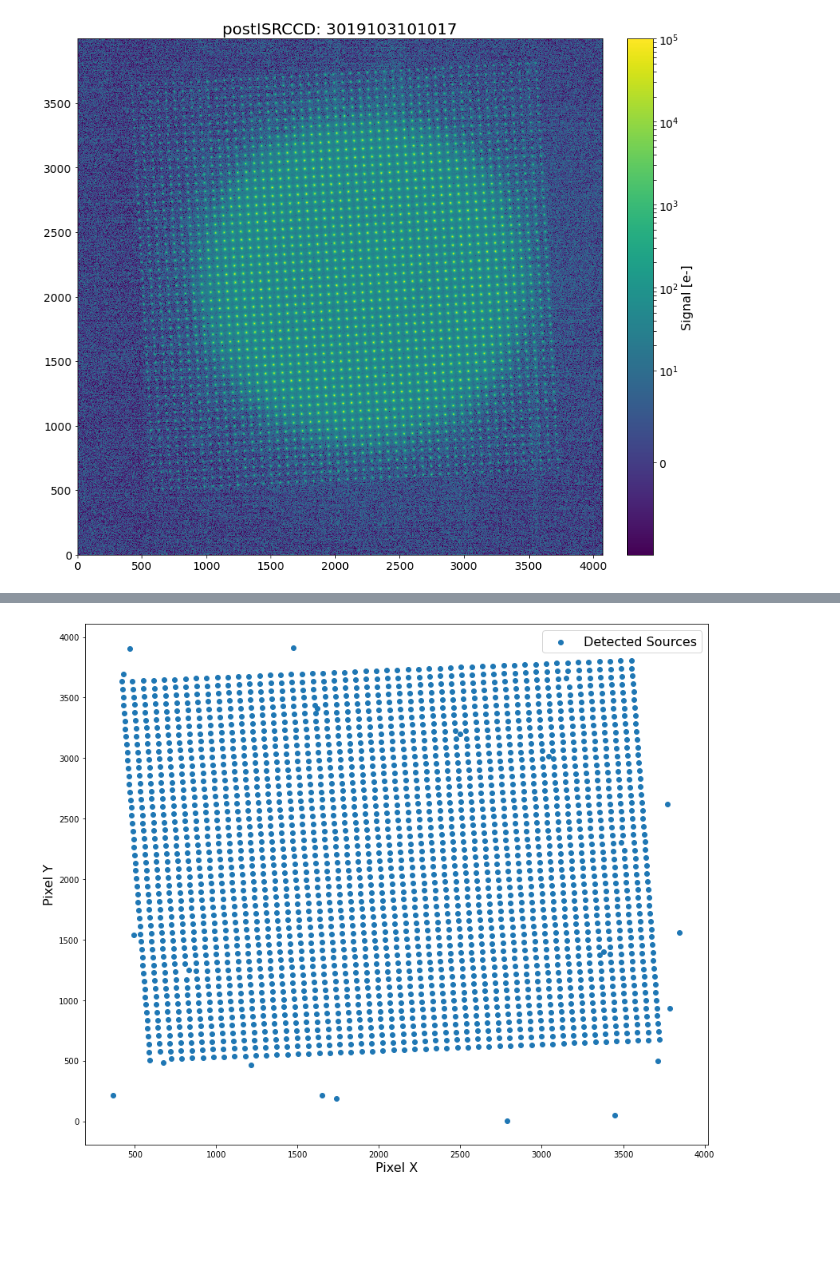
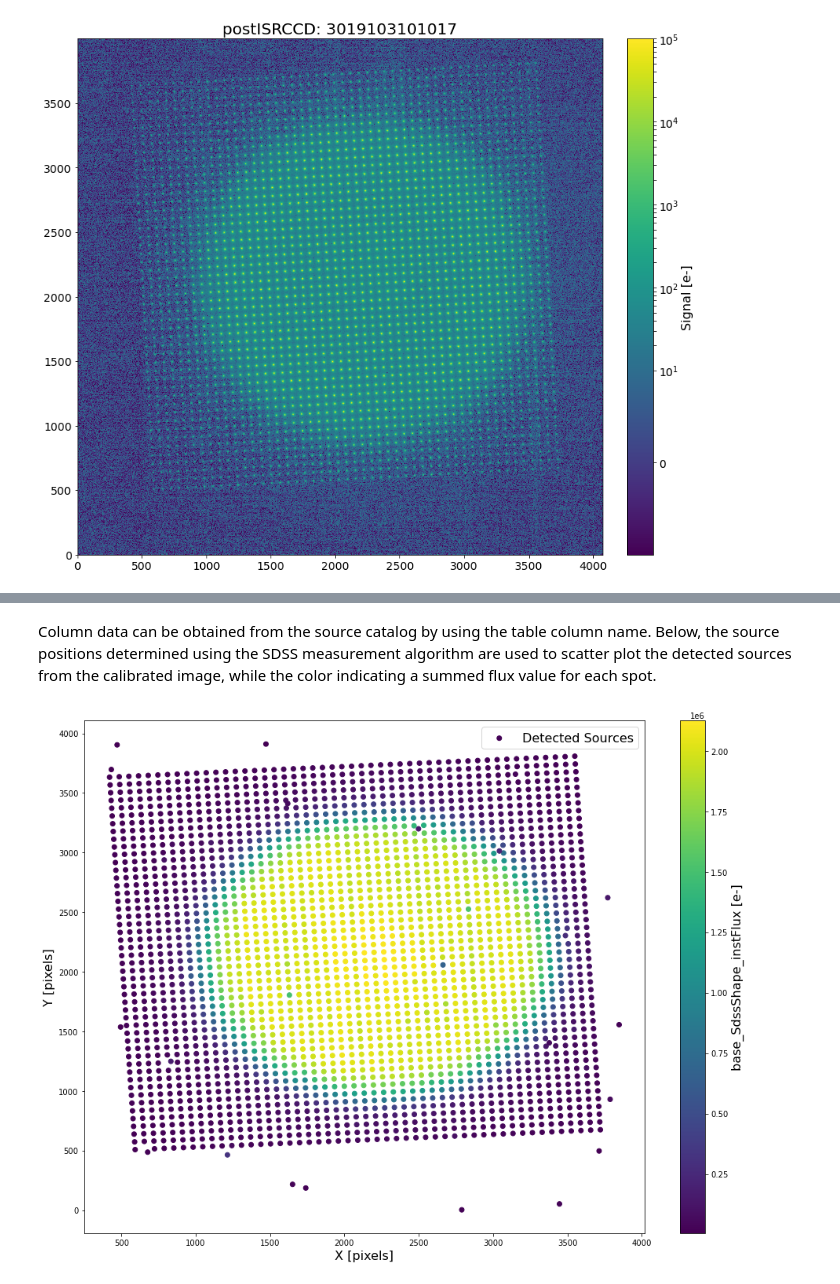
Before and after one commit to Snyder005/mixcoatl, a Jupyter notebook: notebooks/Example_GridAnalysisResults.ipynb, the cells around one changed output, grey strips where cells are left out. Drawn from its saved outputs; the diff is of its cells as text; code cells hidden in the pictures; blank space fills up the shorter version.

Commit message:
Completed notebook demonstrating the grid analysis results.

```diff
--- a/notebooks/Example_GridAnalysisResults.ipynb
+++ b/notebooks/Example_GridAnalysisResults.ipynb
@@ -90,0 +144,4 @@ The results of this analysis step is a catalog of sources of dataset type `spotS
+# %%
+source_catalog = butler.get('spotSrc', dataId=ref.dataId, collections='u/asnyder/spot/itl_analysis')
+
+source_catalog.asAstropy()
@@ -91,15 +169,18 @@ The results of this analysis step is a catalog of sources of dataset type `spotS
+# %% [markdown]
+Column data can be obtained from the source catalog by using the table column name. Below, the source positions determined using the SDSS measurement algorithm are used to scatter plot the detected sources from the calibrated image, while the color indicating a summed flux value for each spot.
 # %%
-catalog = butler.get('spotSrc', dataId=ref.dataId, collections='u/asnyder/spot/itl_analysis')
+src_y = source_catalog['base_SdssCentroid_y']
+src_x = source_catalog['base_SdssCentroid_x']
+src_flux = source_catalog['base_SdssShape_instFlux']
 
-src_y = catalog['base_SdssCentroid_y']
-src_x = catalog['base_SdssCentroid_x']
-
-fig, ax = plt.subplots(1, 1, figsize=(14, 12))
-ax.scatter(src_x, src_y, label='Detected Sources')
+fig, ax = plt.subplots(1, 1, figsize=(16, 12))
+im = ax.scatter(src_x, src_y, c=src_flux, label='Detected Sources')
+cbar = fig.colorbar(im, ax=ax)
+cbar.set_label('base_SdssShape_instFlux [e-]', fontsize=16)
 ax.legend(fontsize=16)
-ax.set_ylabel('Pixel Y', fontsize=16)
-ax.set_xlabel('Pixel X', fontsize=16)
+ax.set_ylabel('Y [pixels]', fontsize=16)
+ax.set_xlabel('X [pixels]', fontsize=16)
 fig.patch.set_facecolor('white')
 # %% [output]
-[figure, old version]
+[figure, new version]
 # %% [markdown]
```
Also changed, not shown: parts of 21 cells of this notebook.
